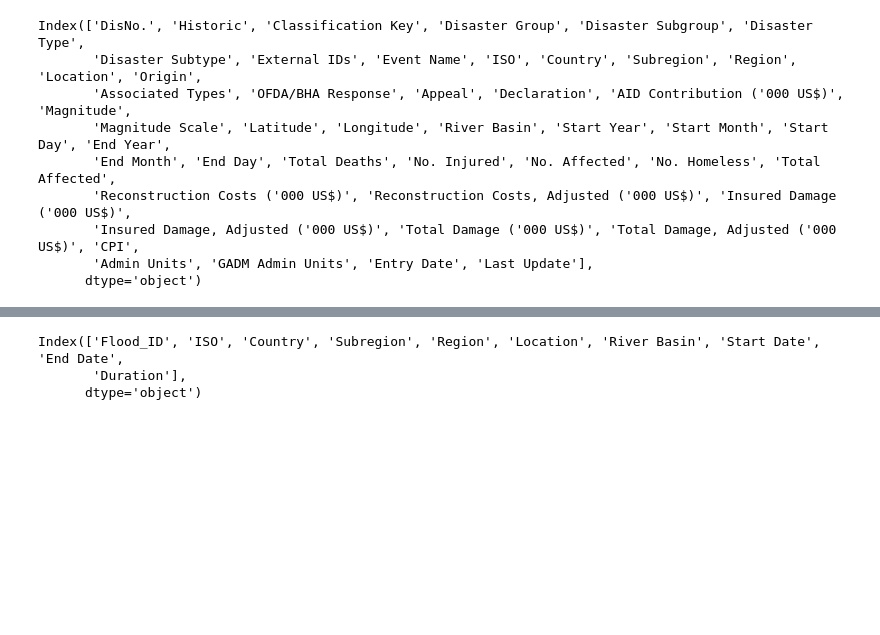
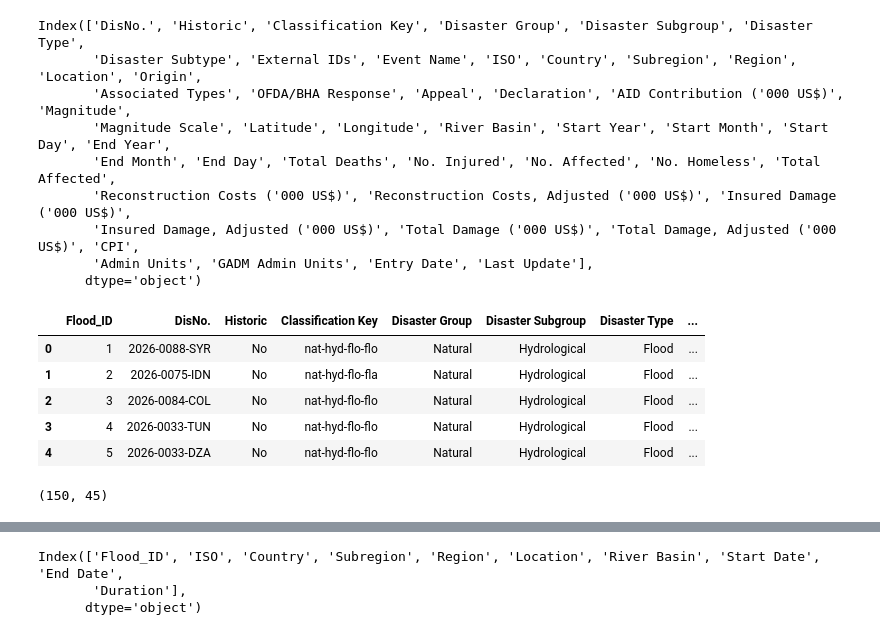
Before and after one commit to jo-n-cas/Flood_information_patterns_difussion, a Jupyter notebook: flood_dataset_cleaning/flood_data.ipynb, the cells around one changed output, grey strips where cells are left out. Saved outputs shown, nothing was run; the diff lists cells and outputs as text; code cells hidden in the pictures; blank space fills up the shorter version.

Commit message:
Fixed data structure

```diff
--- a/flood_dataset/flood_data.ipynb
+++ b/flood_dataset_cleaning/flood_data.ipynb
@@ -31,3 +31,37 @@ Index(['DisNo.', 'Historic', 'Classification Key', 'Disaster Group', 'Disaster S
        'Insured Damage, Adjusted ('000 US$)', 'Total Damage ('000 US$)', 'Total Damage, Adjusted ('000 US$)', 'CPI',
        'Admin Units', 'GADM Admin Units', 'Entry Date', 'Last Update'],
       dtype='object')
+# %%
+flood_data['Start Date'] = pd.to_datetime(flood_data[['Start Year', 'Start Month', 'Start Day']].rename(columns={'Start Year': 'year', 'Start Month': 'month', 'Start Day': 'day'}), errors='coerce')
+flood_data['End Date'] = pd.to_datetime(flood_data[['End Year', 'End Month', 'End Day']].rename(columns={'End Year': 'year', 'End Month': 'month', 'End Day': 'day'}), errors='coerce')
+flood_data['Duration'] = (flood_data['End Date'] - flood_data['Start Date']).dt.days.astype('Int64')
+flood_data.drop(columns=['Start Year', 'Start Month', 'Start Day', 'End Year', 'End Month', 'End Day'], inplace=True)
+#order flood by date soonest first
+flood_data.sort_values(by='Start Date', inplace=True, ascending=False)
+#reset index
+flood_data.reset_index(drop=True, inplace=True)
+#drop rows with NaT in start and end date
+flood_data.dropna(subset=['Start Date', 'End Date'], inplace=True)
+# %%
+
+#create ID columns
+flood_data['Flood_ID'] = flood_data.index + 1
+#make flood id fisrt collumns
+cols = flood_data.columns.tolist()
+flood_data = flood_data[cols[-1:] + cols[:-1]]
+
+#first 150 rows
+flood_extra_data = flood_data.iloc[:150].copy()
+
+flood_extra_data.head()
+# %% [output]
+|  | Flood_ID | DisNo. | Historic | Classification Key | Disaster Group | Disaster Subgroup | Disaster Type | ... |
+| 0 | 1 | 2026-0088-SYR | No | nat-hyd-flo-flo | Natural | Hydrological | Flood | ... |
+| 1 | 2 | 2026-0075-IDN | No | nat-hyd-flo-fla | Natural | Hydrological | Flood | ... |
+| 2 | 3 | 2026-0084-COL | No | nat-hyd-flo-flo | Natural | Hydrological | Flood | ... |
+| 3 | 4 | 2026-0033-TUN | No | nat-hyd-flo-flo | Natural | Hydrological | Flood | ... |
+| 4 | 5 | 2026-0033-DZA | No | nat-hyd-flo-flo | Natural | Hydrological | Flood | ... |
+# %%
+flood_extra_data.shape
+# %% [output]
+(150, 45)
```
Also changed, not shown: parts of 2 cells of this notebook, 4 other files.
